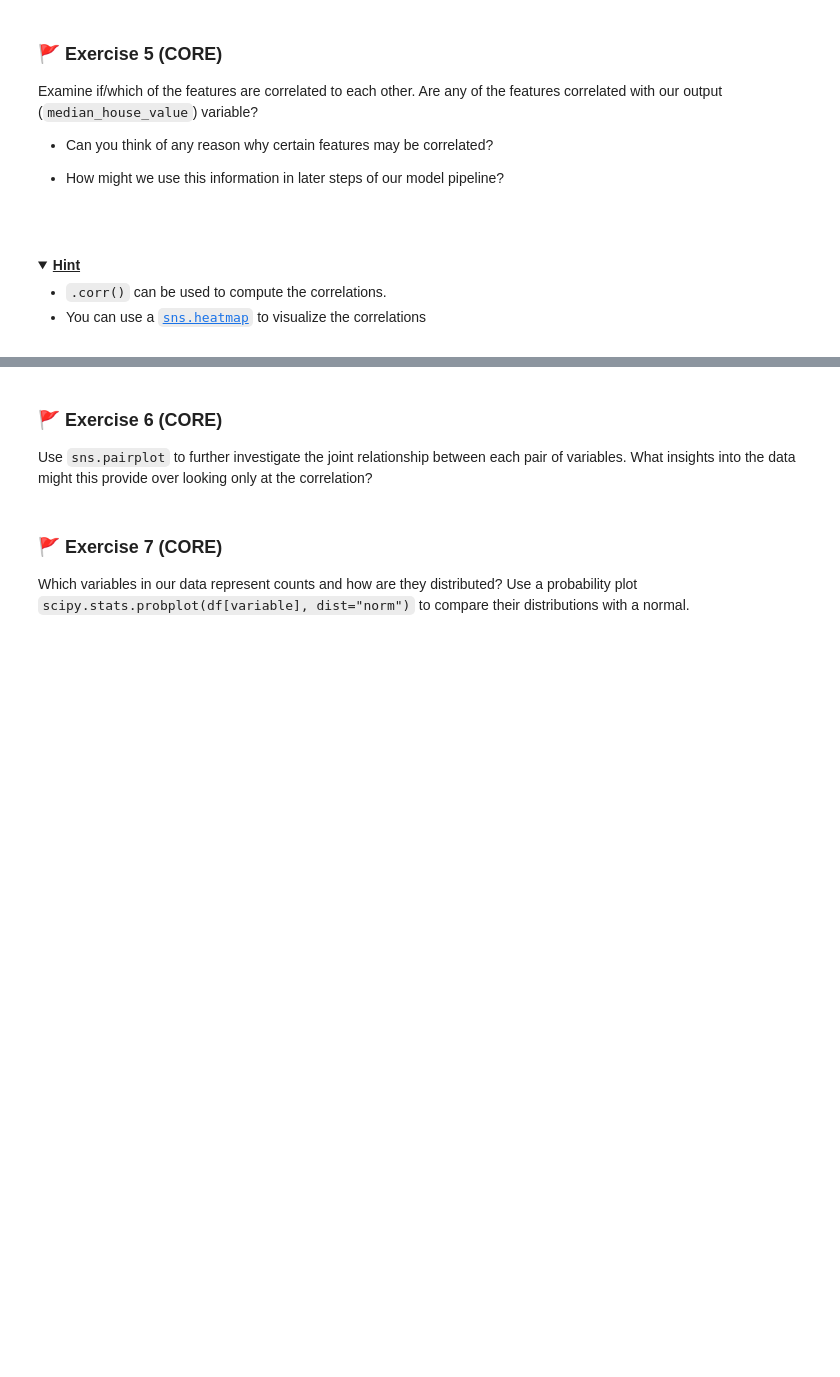
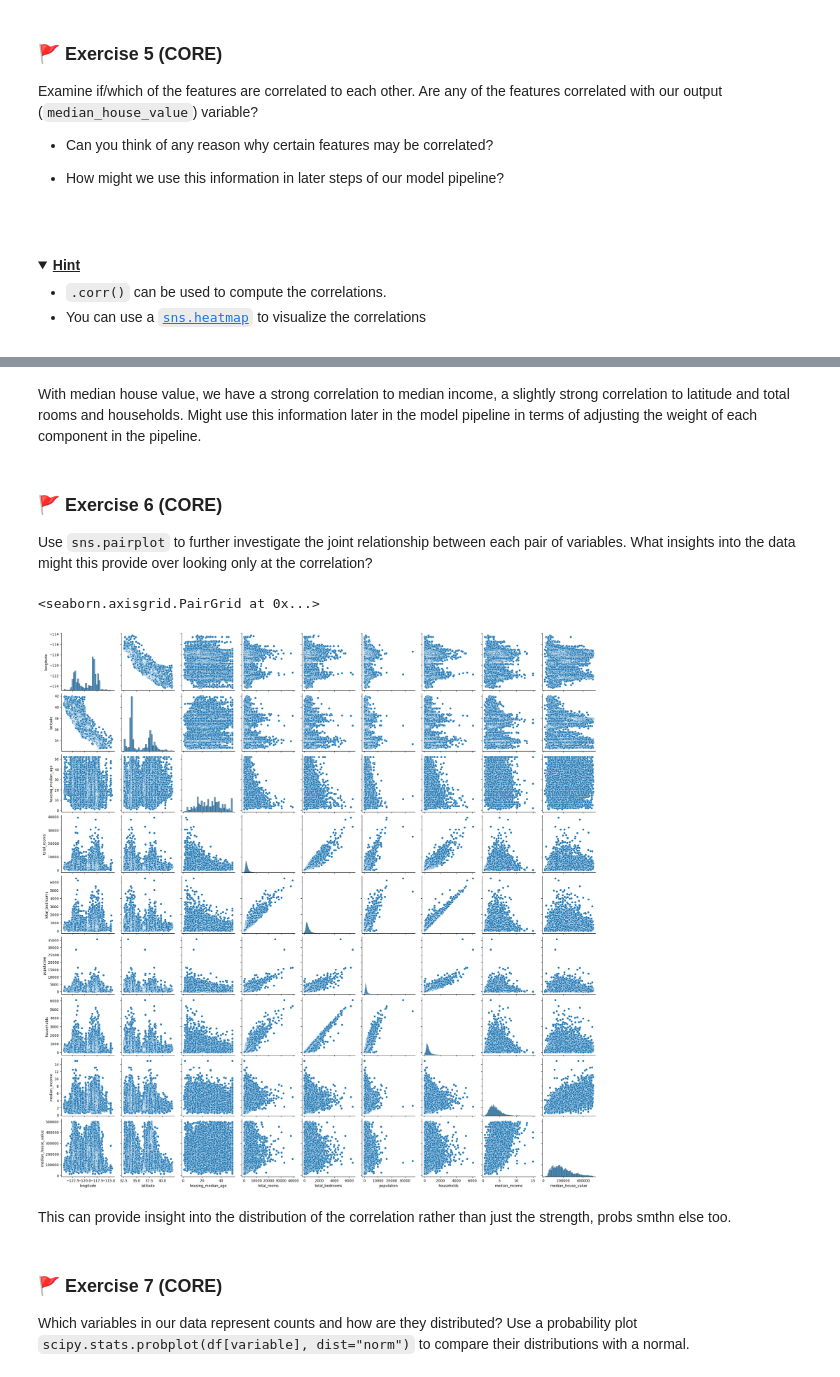
Before and after one commit to kaja-bio/MLPy_2025_week01, a Jupyter notebook: mlp_week01.ipynb, the cells around one changed output, grey strips where cells are left out. Drawn from its saved outputs; the diff is of its cells as text; code cells hidden in the pictures; folded sections open; blank space fills up the shorter version.

```diff
--- a/mlp_week01.ipynb
+++ b/mlp_week01.ipynb
@@ -185,7 +281,16 @@ Examine if/which of the features are correlated to each other. Are any of the fe
+# %% [markdown]
+With median house value, we have a strong correlation to median income, a slightly strong correlation to latitude and total rooms and households. Might use this information later in the model pipeline in terms of adjusting the weight of each component in the pipeline.
 # %% [markdown]
 ### 🚩 Exercise 6 (CORE)
 
 Use `sns.pairplot` to further investigate the joint relationship between each pair of variables. What insights into the data might this provide over looking only at the correlation?
+# %%
+sns.pairplot(housing)
+# %% [output]
+<seaborn.axisgrid.PairGrid at 0x...>
+[figure, added]
+# %% [markdown]
+This can provide insight into the distribution of the correlation rather than just the strength, probs smthn else too.
 # %% [markdown]
 ### 🚩 Exercise 7 (CORE)
 
```
Also changed, not shown: parts of 15 cells of this notebook.
